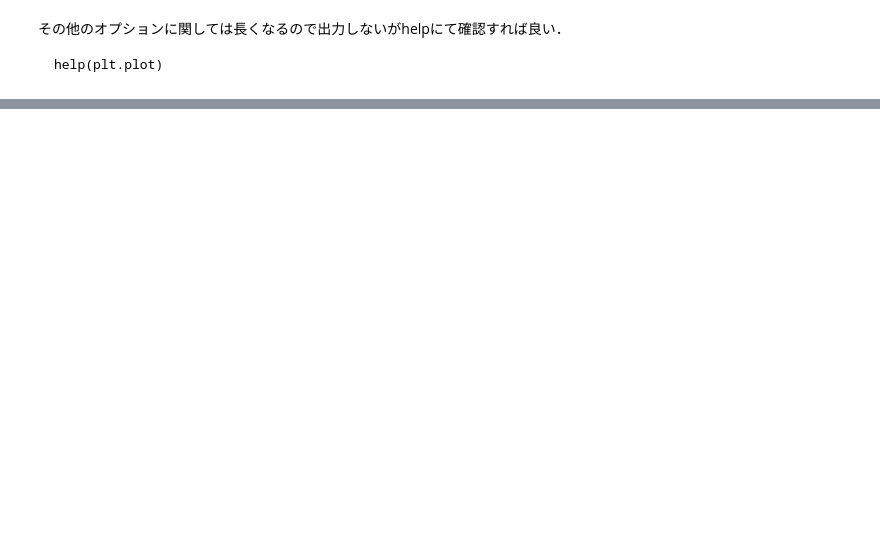
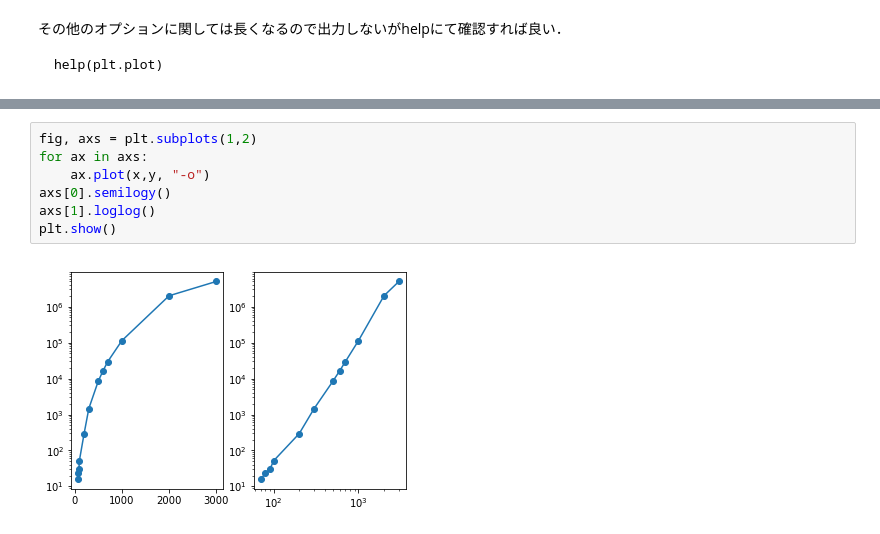
Before and after one commit to hanada-yasutaka/private-notes, a Jupyter notebook: pythonstep/step3.ipynb, the cells around one changed output, grey strips where cells are left out. Drawn from its saved outputs; the diff is of its cells as text; blank space fills up the shorter version.

```diff
--- a/pythonstep/step3.ipynb
+++ b/pythonstep/step3.ipynb
@@ -57,0 +223,9 @@ help(plt.plot)
+# %%
+fig, axs = plt.subplots(1,2)
+for ax in axs:
+    ax.plot(x,y, "-o")
+axs[0].semilogy()
+axs[1].loglog()
+plt.show()
+# %% [output]
+[figure, added]
```
Also changed, not shown: parts of 37 cells of this notebook.
